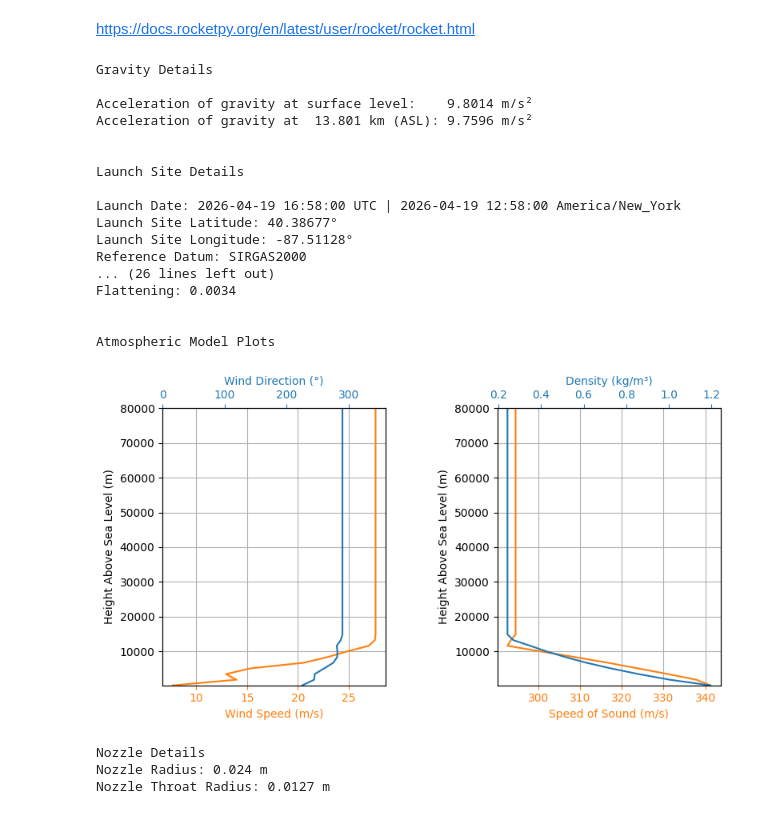
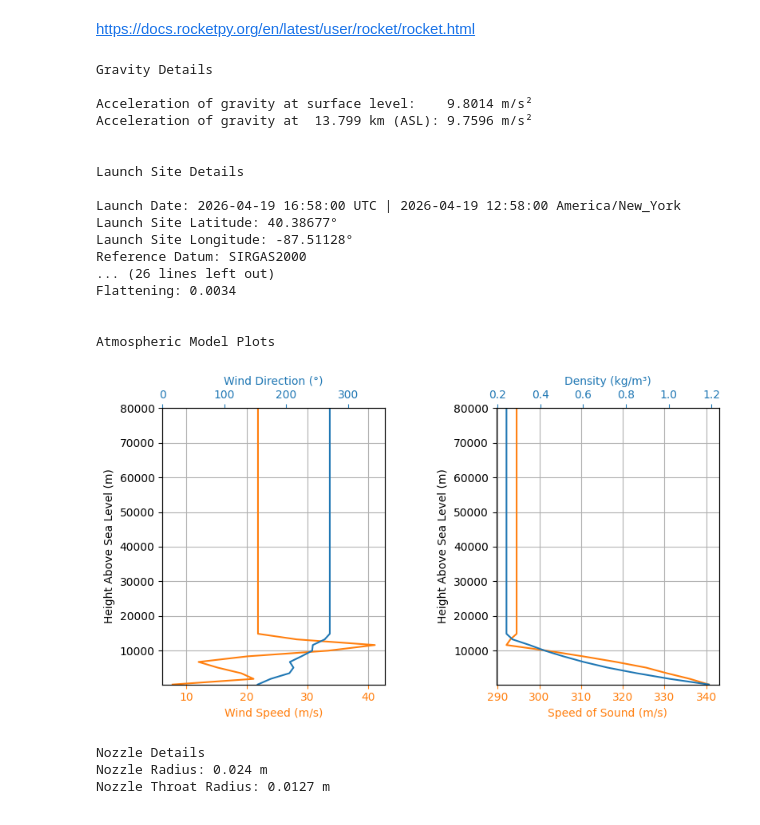
Before and after one commit to liquid-rocketry-illinois/FV-Controls, a Jupyter notebook: rockets/Control Freak/Rocketpy/rocketpy.ipynb, the cells around one changed output. Drawn from its saved outputs; the diff is of its cells as text; code cells hidden in the pictures.

```diff
--- a/rockets/Control Freak/Rocketpy/rocketpy.ipynb
+++ b/rockets/Control Freak/Rocketpy/rocketpy.ipynb
@@ -8,36 +8,36 @@ https://docs.rocketpy.org/en/latest/user/rocket/rocket.html
 tomorrow = datetime.now() + timedelta(days=1)
 
 env = rocketpy.Environment(
     latitude= 40.386772,
     longitude= -87.511283,
     elevation= 216.10,
     #date = tomorrow
     date=datetime(2026, 4, 19, 12, 58, 0),
     timezone="America/New_York"
 )
 
-env.set_atmospheric_model(type="Windy", file="GFS")##(type="standard_atmosphere")##, file="GFS")
+env.set_atmospheric_model(type="windy", file="GFS")##(type="standard_atmosphere")##, file="GFS")
 
 env.info()
 # %% [output]
 Gravity Details
 
 Acceleration of gravity at surface level:    9.8014 m/s²
-Acceleration of gravity at  13.801 km (ASL): 9.7596 m/s²
+Acceleration of gravity at  13.799 km (ASL): 9.7596 m/s²
 
 
 Launch Site Details
 
 Launch Date: 2026-04-19 16:58:00 UTC | 2026-04-19 12:58:00 America/New_York
 Launch Site Latitude: 40.38677°
 Launch Site Longitude: -87.51128°
 Reference Datum: SIRGAS2000
 ... (26 lines left out)
 Flattening: 0.0034
 
 
 Atmospheric Model Plots
-[figure, old version]
+[figure, new version]
 # %%
 #calculated from ORK component mass distribution and simulation data
 Control_Freak = rocketpy.Rocket(
```
Also changed, not shown: parts of 3 cells of this notebook, 28 other files.
